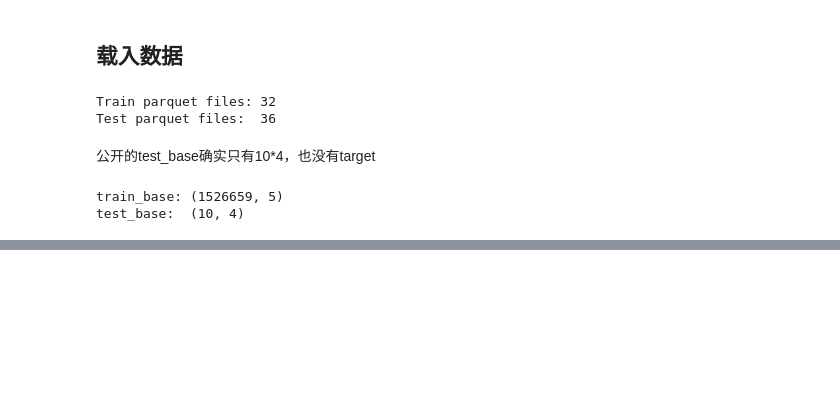
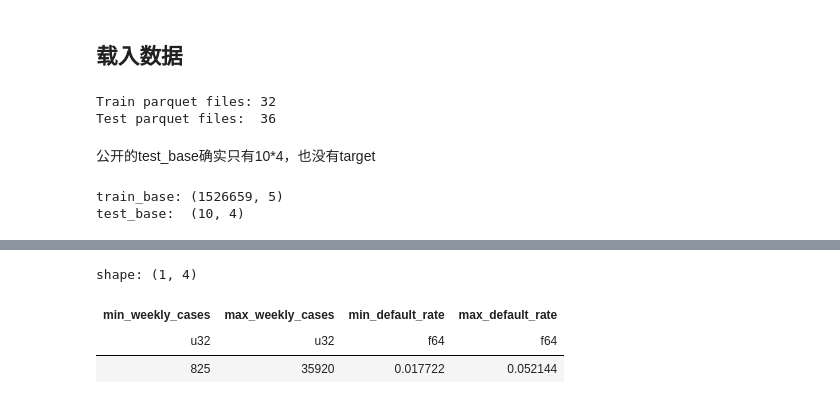
Before and after one commit to tpdnp123/Regional-Politics-and-Market-Evolution, a Jupyter notebook: HCRMS.ipynb, the cells around one changed output, grey strips where cells are left out. Drawn from its saved outputs; the diff is of its cells as text; code cells hidden in the pictures; blank space fills up the shorter version.

```diff
--- a/HCRMS.ipynb
+++ b/HCRMS.ipynb
@@ -51,0 +82,13 @@ shape: (1, 5)
+# %%
+# 6.1 汇总全部周的样本量与违约率范围
+weekly_summary.select(
+    pl.col("n_cases").min().alias("min_weekly_cases"),
+    pl.col("n_cases").max().alias("max_weekly_cases"),
+    pl.col("default_rate").min().alias("min_default_rate"),
+    pl.col("default_rate").max().alias("max_default_rate"),
+)
+# %% [output]
+shape: (1, 4)
+| min_weekly_cases | max_weekly_cases | min_default_rate | max_default_rate |
+| u32 | u32 | f64 | f64 |
+| 825 | 35920 | 0.017722 | 0.052144 |
```
Also changed, not shown: parts of 4 cells of this notebook.
